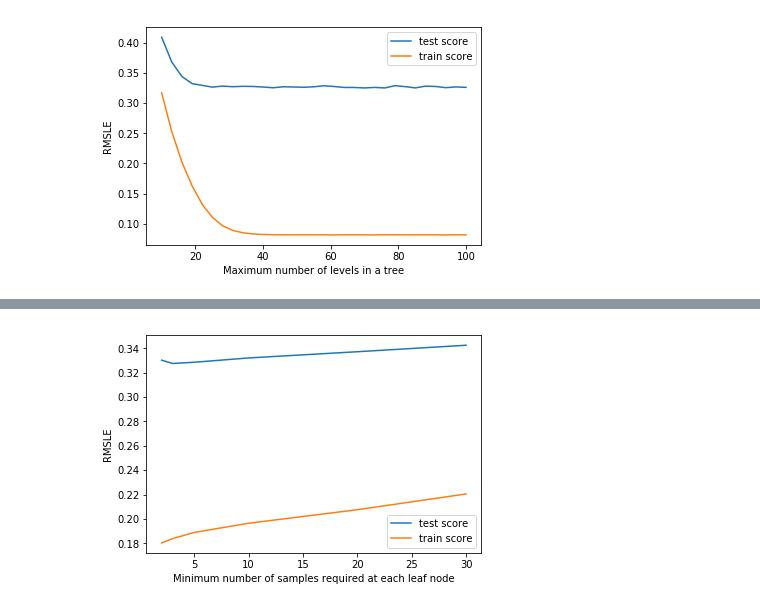
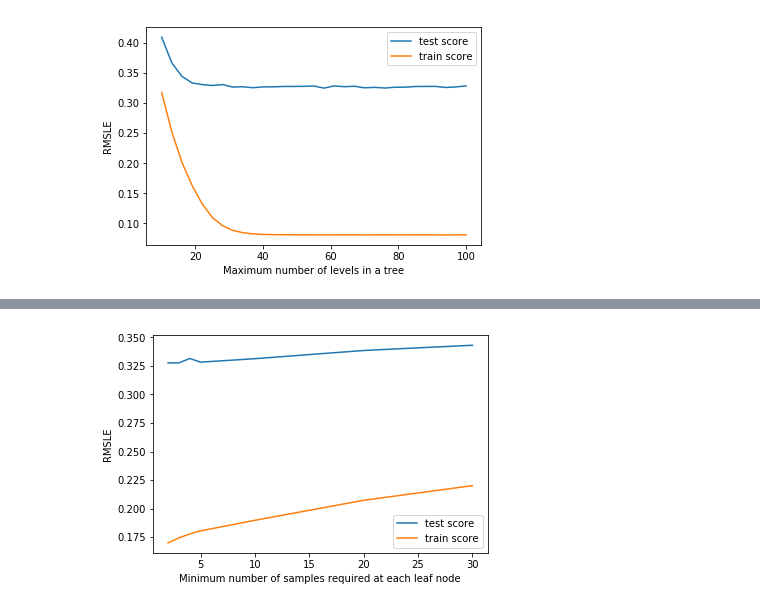
Before and after one commit to amjadfarman/bulldozers, a Jupyter notebook: bulldozers.ipynb, the cells around one changed output, grey strips where cells are left out. Drawn from its saved outputs; the diff is of its cells as text; code cells hidden in the pictures.

```diff
--- a/bulldozers.ipynb
+++ b/bulldozers.ipynb
@@ -79,6 +108,16 @@ missingData.head(40)
 bd_raw_train = bd_raw_train.drop(
     labels = list(allMissing.index)[:21]
     , axis = 1)
+
+cols_drop = ['MachineID', 'ModelID']
+bd_raw_train = bd_raw_train.drop(labels = cols_drop
+                                , axis = 1)
+hours_meter_ave = bd_raw_train['MachineHoursCurrentMeter'].median()
+bd_raw_train['MachineHoursCurrentMeter'] = bd_raw_train['MachineHoursCurrentMeter'].fillna(hours_meter_ave)
+
+bd_raw_train['datasource'] = bd_raw_train['datasource'].apply(str)
+bd_raw_train['auctioneerID'] = bd_raw_train['auctioneerID'].apply(str)
+
 display_all(bd_raw_train.tail().transpose())
 # %% [output]
 | SalesID | 6333336 | 6333337 | 6333338 | 6333341 | 6333342 |
@@ -107,3 +139,0 @@ bd_raw_train['auctioneerID'] = bd_raw_train['auctioneerID'].apply(str)
-# %%
-bd_raw_train = bd_raw_train.drop(labels = ['MachineHoursCurrentMeter']
-                                , axis = 1)
@@ -200,7 +258,7 @@ plt.show()
 # %%
 samples_split_grid = {"n_estimators" : [40] # number of trees in rf
                , "max_depth" : [30] # max num of levels in a tree
-               , "min_samples_split" : [2, 5, 10, 20, 30, 40, 50] # min num of samples required to split a node
+               , "min_samples_split" : [10, 20, 30, 40, 50, 60, 70] # min num of samples required to split a node
               }
 rf_samples_split = GridSearchCV(estimator = rf
                                 , cv = splits
@@ -221,22 +285,22 @@ plt.show()
 # %%
 samples_leaf_grid = {"n_estimators" : [40] # number of trees in rf
                , "max_depth" : [30] # max num of levels in a tree
-               , "min_samples_split" : [40] # min num of samples required to split a node
-               , "min_samples_leaf" : [2, 3, 5, 10, 20, 30] # min num of samples req at each leaf node
+               , "min_samples_split" : [30] # min num of samples required to split a node
+               , "min_samples_leaf" : [2, 3, 4, 5, 10, 20, 30] # min num of samples req at each leaf node
               }
 rf_samples_leaf = GridSearchCV(estimator = rf
                                , cv = splits
                                , param_grid = samples_leaf_grid
                                , verbose = 0
                                , scoring = my_scorer
                                , return_train_score = True)
 rf_samples_leaf.fit(X, y)
 
 plt.plot(samples_leaf_grid['min_samples_leaf'], -rf_samples_leaf.cv_results_['mean_test_score'], label='test score')
 plt.plot(samples_leaf_grid['min_samples_leaf'], -rf_samples_leaf.cv_results_['mean_train_score'], label='train score')
 plt.legend()
 plt.xlabel('Minimum number of samples required at each leaf node')
 plt.ylabel('RMSLE')
 plt.show()
 # %% [output]
-[figure, old version]
+[figure, new version]
```
Also changed, not shown: parts of 25 cells of this notebook, 1 other file.
